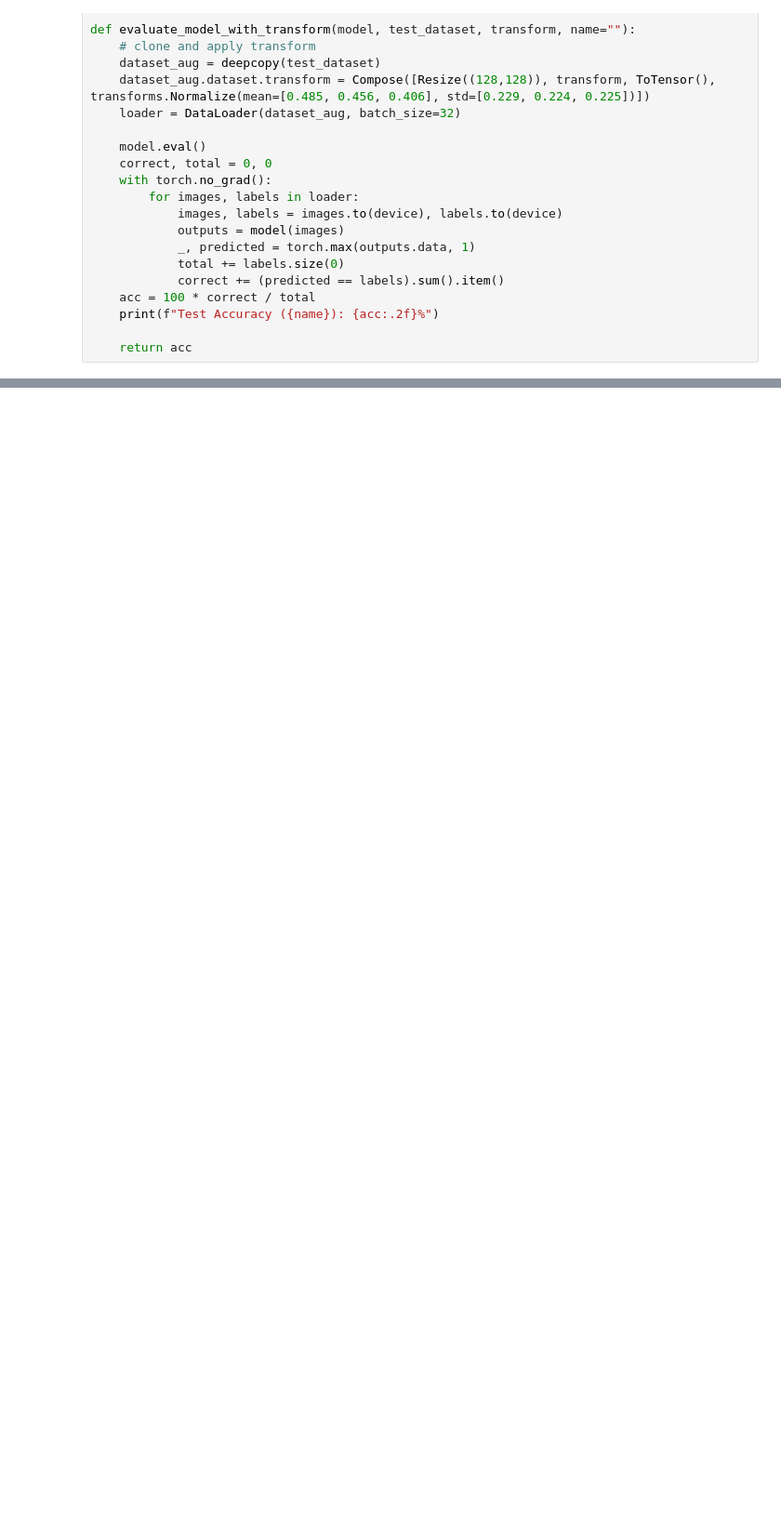
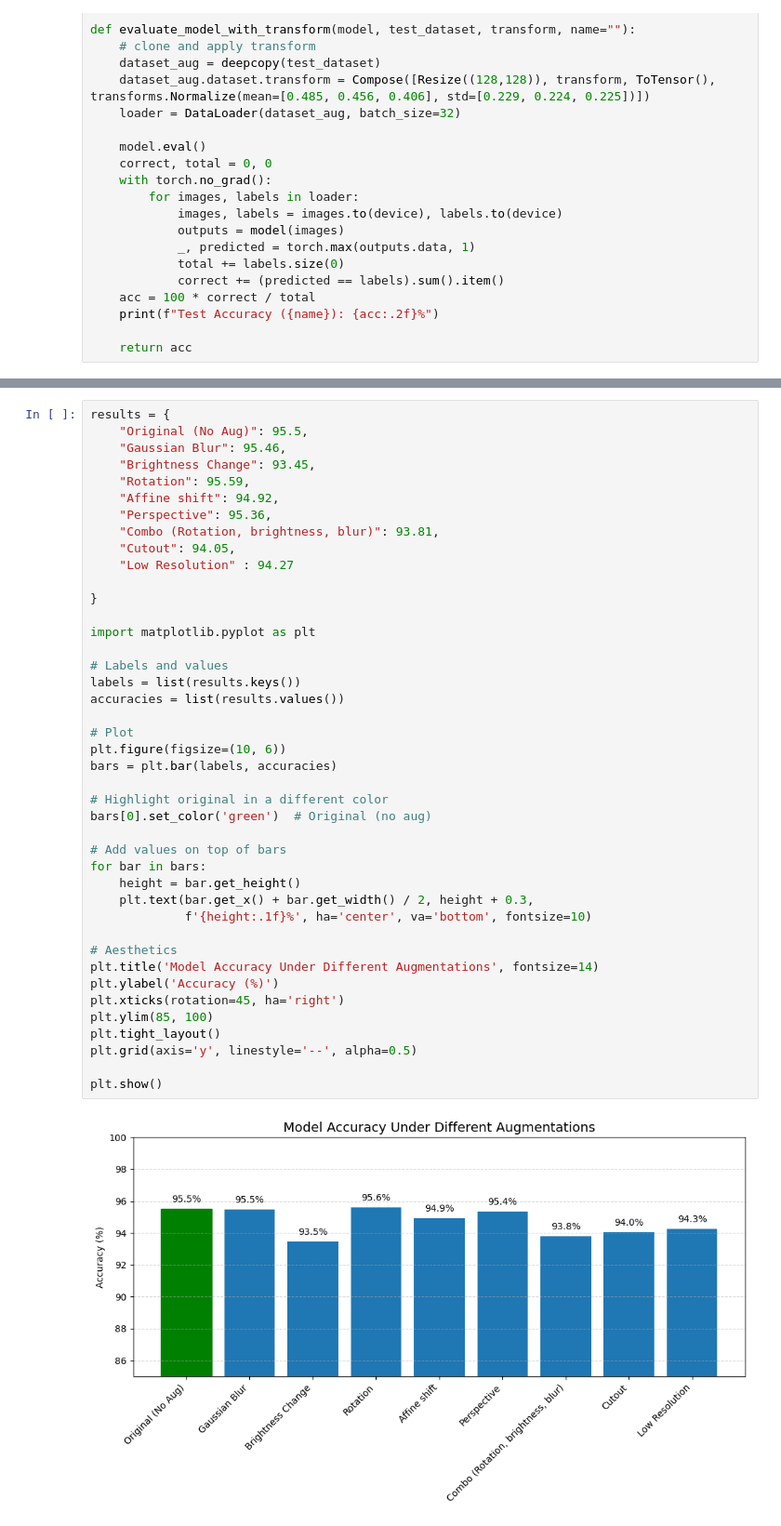
Before and after one commit to ludafieno/ai4all-malaria.github.io, a Jupyter notebook: assets/analysis.ipynb, the cells around one changed output, grey strips where cells are left out. Shown at 93% size. Drawn from its saved outputs; the diff is of its cells as text; blank space fills up the shorter version.

```diff
--- a/assets/analysis.ipynb
+++ b/assets/analysis.ipynb
@@ -289,0 +347,44 @@ print(f"Test Accuracy (Low Resolution): {100 * test_correct / test_total:.2f}%")
+# %%
+results = {
+    "Original (No Aug)": 95.5,
+    "Gaussian Blur": 95.46,
+    "Brightness Change": 93.45,
+    "Rotation": 95.59,
+    "Affine shift": 94.92,
+    "Perspective": 95.36,
+    "Combo (Rotation, brightness, blur)": 93.81,
+    "Cutout": 94.05,
+    "Low Resolution" : 94.27
+
+}
+
+import matplotlib.pyplot as plt
+
+# Labels and values
+labels = list(results.keys())
+accuracies = list(results.values())
+
+# Plot
+plt.figure(figsize=(10, 6))
+bars = plt.bar(labels, accuracies)
+
+# Highlight original in a different color
+bars[0].set_color('green')  # Original (no aug)
+
+# Add values on top of bars
+for bar in bars:
+    height = bar.get_height()
+    plt.text(bar.get_x() + bar.get_width() / 2, height + 0.3,
+             f'{height:.1f}%', ha='center', va='bottom', fontsize=10)
+
+# Aesthetics
+plt.title('Model Accuracy Under Different Augmentations', fontsize=14)
+plt.ylabel('Accuracy (%)')
+plt.xticks(rotation=45, ha='right')
+plt.ylim(85, 100)
+plt.tight_layout()
+plt.grid(axis='y', linestyle='--', alpha=0.5)
+
+plt.show()
+# %% [output]
+[figure, added]
```
Also changed, not shown: parts of 15 cells of this notebook.
